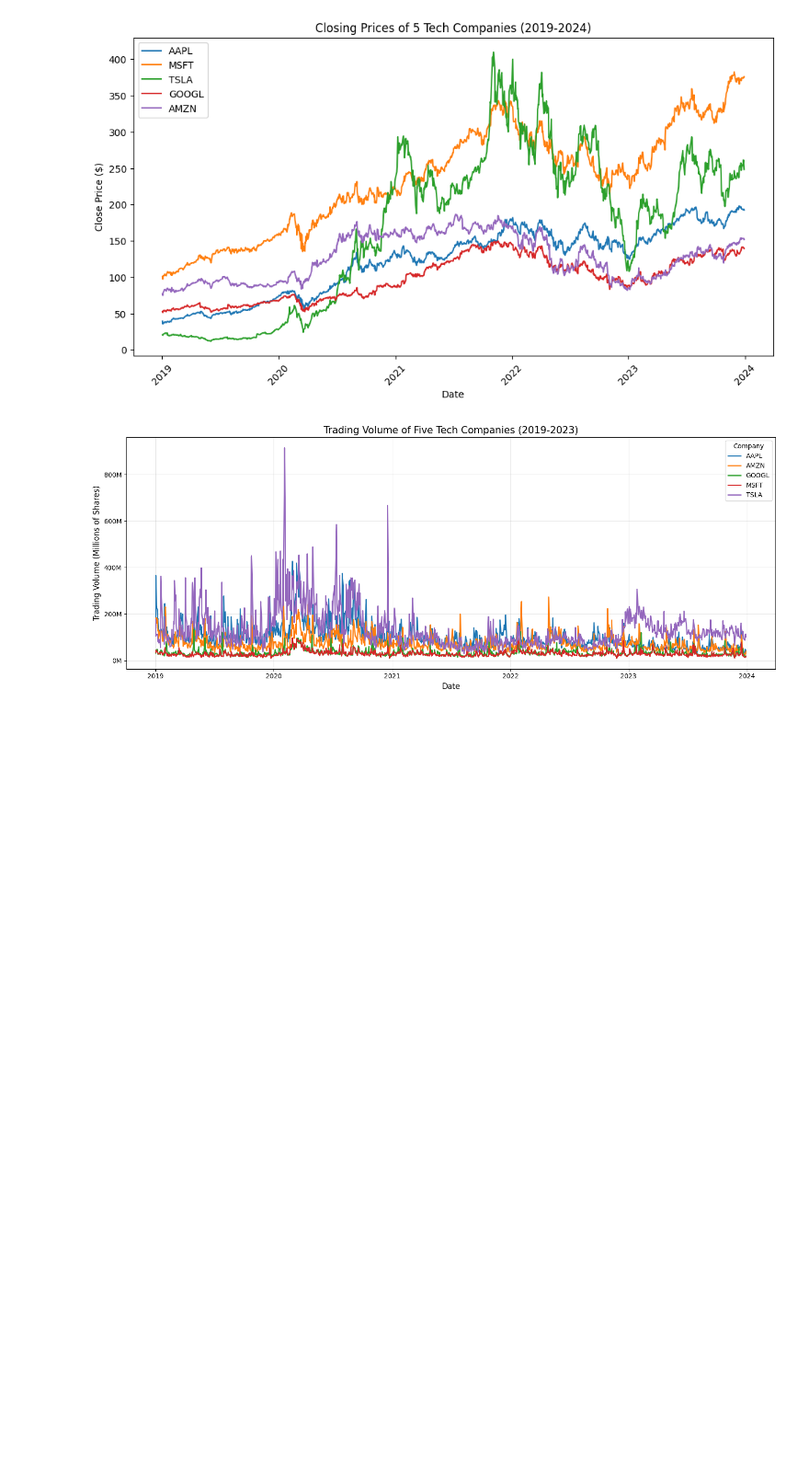
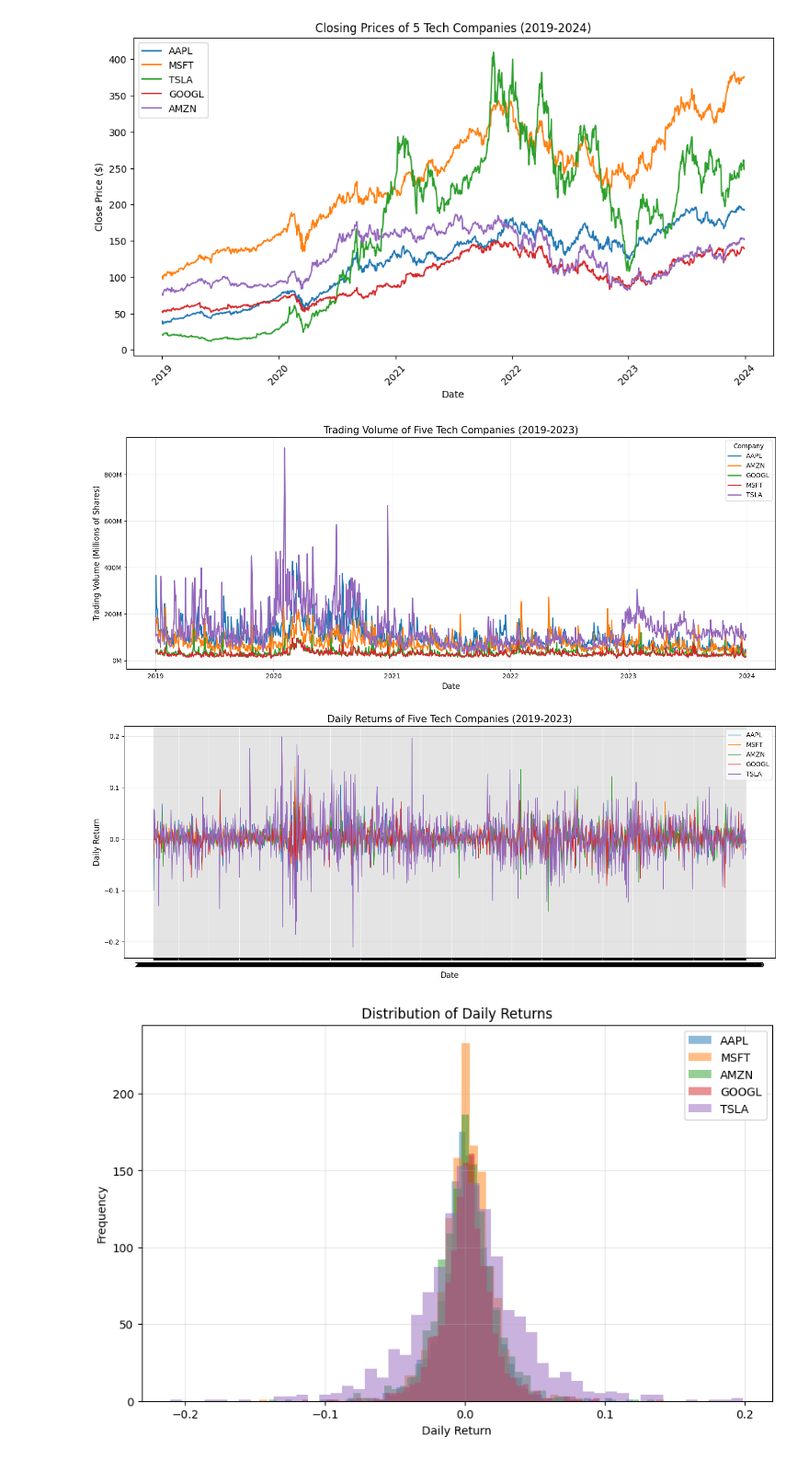
Before and after one commit to johnisaiah09/FinanceResearch-TCS-, a Jupyter notebook: Stock_Market_Research.ipynb, the cells around one changed output. Shown at 92% size. Saved outputs shown, nothing was run; the diff lists cells and outputs as text; code cells hidden in the pictures; blank space fills up the shorter version.

Commit message:
Initial EDA finished, along with new graphs and heatmap

```diff
--- a/Stock_Market_Research.ipynb
+++ b/Stock_Market_Research.ipynb
@@ -108,3 +108,50 @@ plt.tight_layout()
 plt.show()
 # %% [output]
 [figure]
+# %%
+from PIL.Image import linear_gradient
+#Daily Returns for each company
+data["Daily Return"] = (data.groupby("Ticker")["Close"].pct_change())
+
+plt.figure(figsize=(15,6))
+
+for ticker in data["Ticker"].unique():
+  company = data[data["Ticker"] == ticker]
+
+  plt.plot(
+      company["Date"],
+      company["Daily Return"],
+      label=ticker,
+      linewidth=1
+  )
+
+plt.title("Daily Returns of Five Tech Companies (2019-2023)", fontsize=15)
+plt.xlabel("Date", fontsize=12)
+plt.ylabel("Daily Return", fontsize=12)
+plt.grid(True, alpha=0.3)
+plt.legend()
+plt.tight_layout()
+plt.show()
+
+
+plt.figure(figsize=(10,6))
+
+for ticker in data["Ticker"].unique():
+  company = data[data["Ticker"] == ticker]
+
+  plt.hist(
+      company["Daily Return"],
+      bins=50,
+      alpha=0.5,
+      label=ticker
+  )
+
+plt.title("Distribution of Daily Returns")
+plt.xlabel("Daily Return")
+plt.ylabel("Frequency")
+plt.legend()
+plt.grid(True, alpha=0.3)
+plt.show()
+# %% [output]
+[figure, added]
+[figure, added]
```
Also changed, not shown: parts of 3 cells of this notebook.
